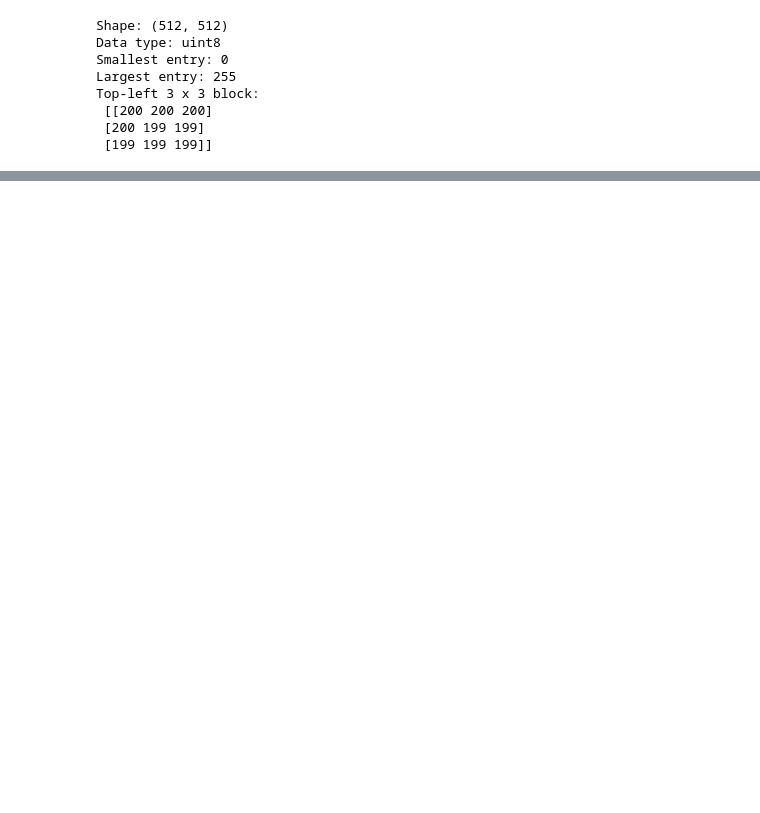
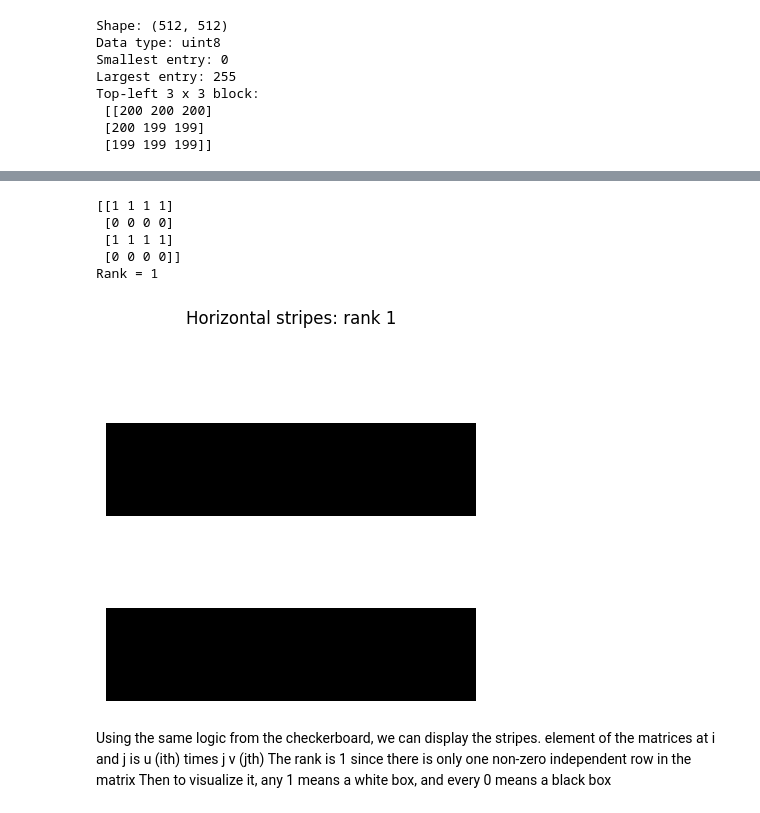
Before and after one commit to TreesaAbraham/svd-image-compression-MATH344L, a Jupyter notebook: notebooks/01_image_as_matrix.ipynb, the cells around one changed output, grey strips where cells are left out. Saved outputs shown, nothing was run; the diff lists cells and outputs as text; code cells hidden in the pictures; blank space fills up the shorter version.

```diff
--- a/notebooks/01_image_as_matrix.ipynb
+++ b/notebooks/01_image_as_matrix.ipynb
@@ -28,0 +169,21 @@ Top-left 3 x 3 block:
+# %%
+u = np.array([1, 0, 1, 0])
+v = np.array([1, 1, 1, 1])
+stripes = np.outer(u, v)
+print(stripes)
+print("Rank =", np.linalg.matrix_rank(stripes))
+plt.imshow(stripes, cmap="gray", vmin=0, vmax=1)
+plt.title("Horizontal stripes: rank 1")
+plt.axis("off")
+plt.show()
+# %% [output]
+[[1 1 1 1]
+ [0 0 0 0]
+ [1 1 1 1]
+ [0 0 0 0]]
+Rank = 1
+[figure, added]
+# %% [markdown]
+Using the same logic from the checkerboard, we can display the stripes. element of the matrices at i and j is u (ith) times j v (jth)
+The rank is 1 since there is only one non-zero independent row in the matrix
+Then to visualize it, any 1 means a white box, and every 0 means a black box
```
Also changed, not shown: parts of 21 cells of this notebook.
